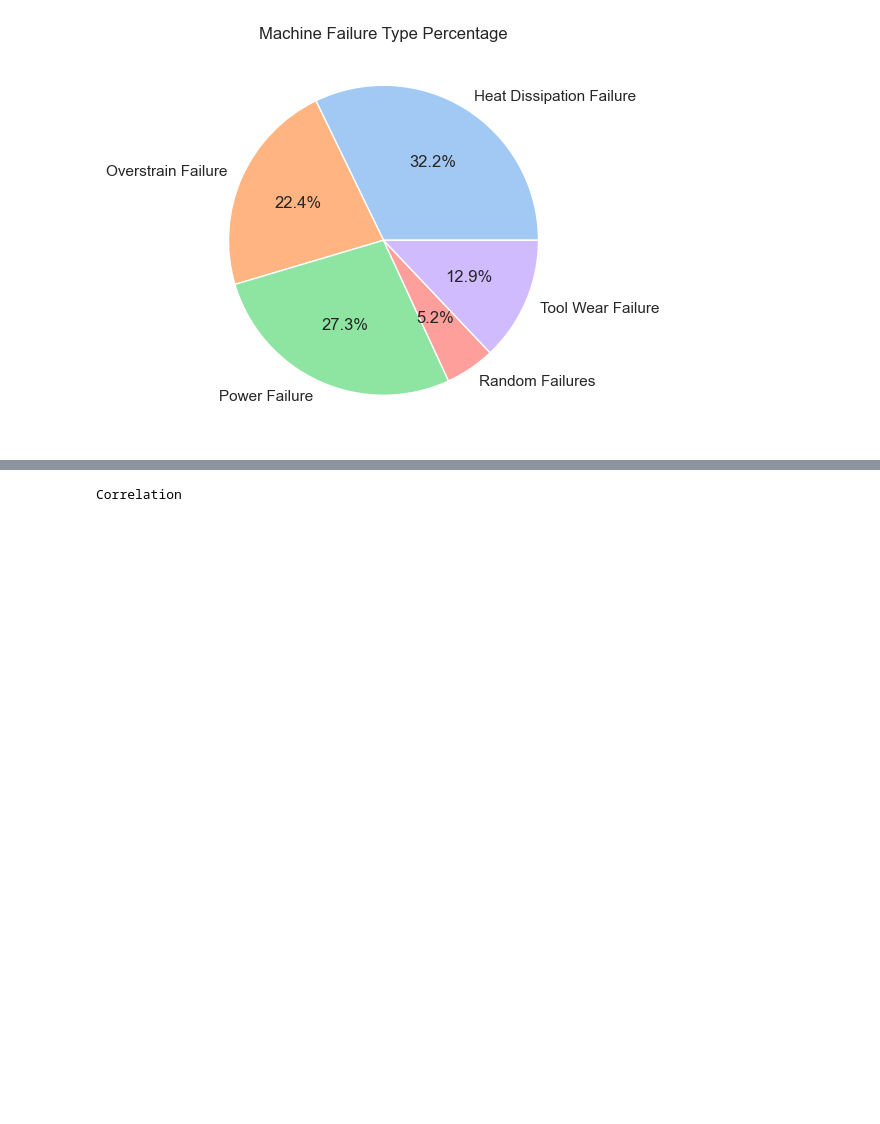
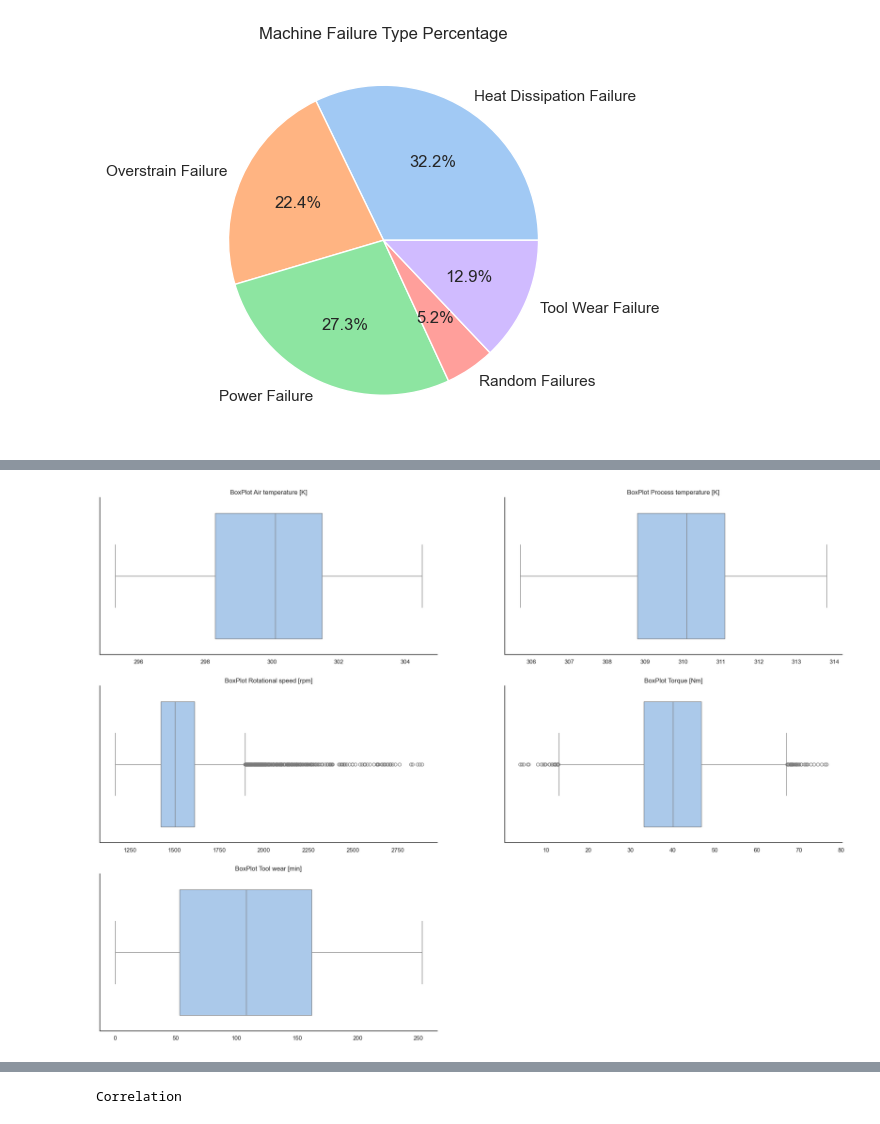
Before and after one commit to anamariapego/MachinePredictiveMaintenance, a Jupyter notebook: analytics.ipynb, the cells around one changed output, grey strips where cells are left out. Drawn from its saved outputs; the diff is of its cells as text; code cells hidden in the pictures; blank space fills up the shorter version.

```diff
--- a/analytics.ipynb
+++ b/analytics.ipynb
@@ -194,0 +190,21 @@ plt.show()
+# %%
+columns_number = dataset.drop(columns=['Target', 'UDI']).select_dtypes(exclude=['object']).columns
+
+plt.figure(figsize=(25, 50))
+sns.set_style("white")
+col_count = 1
+
+for col in columns_number[:10]:
+    plt.subplot(8, 2, col_count)
+    sns.boxplot(x=dataset[col], color='#a1c9f4')
+
+    plt.title(f'BoxPlot {col}')
+    plt.xlabel('')
+    plt.ylabel('')
+
+    col_count += 1
+
+sns.despine()
+plt.show()
+# %% [output]
+[figure, added]
```
Also changed, not shown: parts of 48 cells of this notebook.
